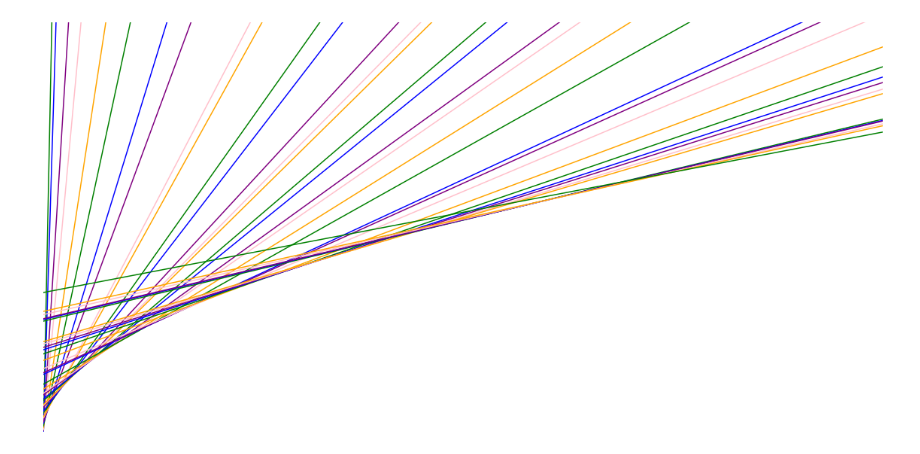
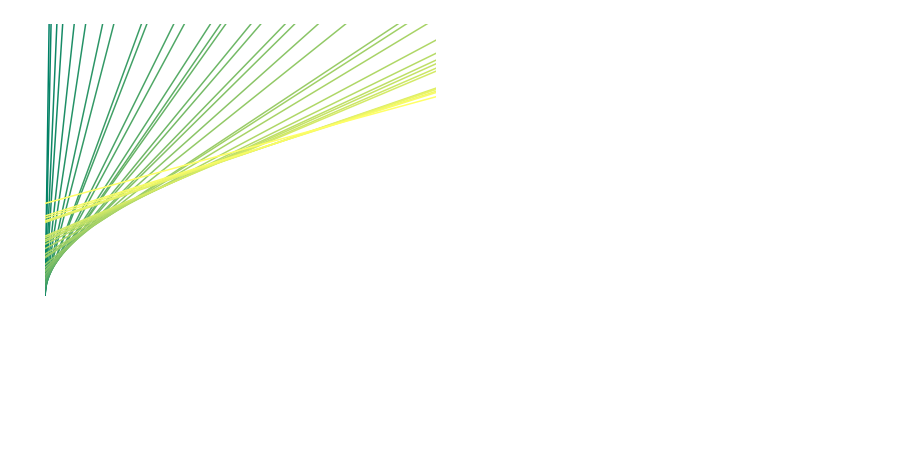
Before and after one commit to csecen/art_of_math, a Jupyter notebook: twin_primes/twin_primes_graph.ipynb, the cells around one changed output. Cells and saved outputs as stored; diff of their text form; code cells hidden in the pictures; blank space fills up the shorter version.

Commit message:
Remove border from saved file and add colormap instead of hardcoded colors

```diff
--- a/twin_primes/twin_primes_graph.ipynb
+++ b/twin_primes/twin_primes_graph.ipynb
@@ -5,39 +5,37 @@ import numpy as np
 # %%
 # 100 linearly spaced numbers
 x = np.linspace(-20,20,100)
 
 # the function, which is y = x^2 here
 y = abs((6*x)+1)
 
 fig, ax = plt.subplots()
-fig.set_size_inches(20, 10)
+fig.set_size_inches(7, 5)
 fig.patch.set_visible(True)
 fig.patch.set_facecolor('white')
 ax.axis('off')
 
 
 # plot the function
 plt.plot(x,y, 'r')
 x = np.linspace(-20,200000, 200000)
 tps = \
-[((3,5),'g'), ((5,7), 'b'), ((11,13), 'purple'), ((17,19), 'pink'), ((29,31), 'orange'),
- ((41,43), 'g'), ((59,61), 'b'), ((71,73), 'purple'), ((101, 103), 'pink'), ((107, 109), 'orange'),
- ((137, 139), 'g'), ((149, 151), 'b'), ((179, 181), 'purple'), ((191, 193), 'pink'), ((197, 199), 'orange'),
- ((227, 229), 'g'), ((239, 241), 'b'), ((269, 271), 'purple'), ((281, 283), 'pink'), ((311, 313), 'orange'),
- ((347, 349), 'g'), ((419, 421), 'b'), ((431, 433), 'purple'), ((461, 463), 'pink'), ((521, 523), 'orange'),
- ((569, 571), 'g'), ((599, 601), 'b'), ((617, 619), 'purple'), ((641, 643), 'pink'), ((659, 661), 'orange'),
- ((809, 811), 'g'), ((821, 823), 'b'), ((827, 829), 'purple'), ((857, 859), 'pink'), ((881, 883), 'orange'),
- ((1019, 1021), 'g')]
+[(3,5), (5,7), (11,13), (17,19), (29,31), (41,43), (59,61), (71,73), (101, 103), (107, 109),
+ (137, 139), (149, 151), (179, 181), (191, 193), (197, 199), (227, 229), (239, 241), (269, 271), (281, 283), (311, 313),
+ (347, 349), (419, 421), (431, 433), (461, 463), (521, 523), (569, 571), (599, 601), (617, 619), (641, 643), (659, 661),
+ (809, 811), (821, 823), (827, 829), (857, 859), (881, 883), (1019, 1021)]
+colors = plt.cm.summer(np.linspace(0,1,len(tps)))
 
-for t, c in tps:
+for i, t in enumerate(tps):
     m = (t[0]+1)/6
     y = (x/m)+(6*m)
-    plt.plot(x,y, c)
+    plt.plot(x,y, color=colors[i])
 
 # show the plot
 plt.xlim([-5, 200000])
 plt.ylim([0, 3000])
-plt.savefig('images/white_background.png')
+# plt.savefig('image.png', bbox_inches='tight',pad_inches = 0)
+plt.savefig('images/white_summer.png', bbox_inches='tight', pad_inches=0)
 plt.show()
 # %% [output]
-[figure, old version]
+[figure, new version]
```
